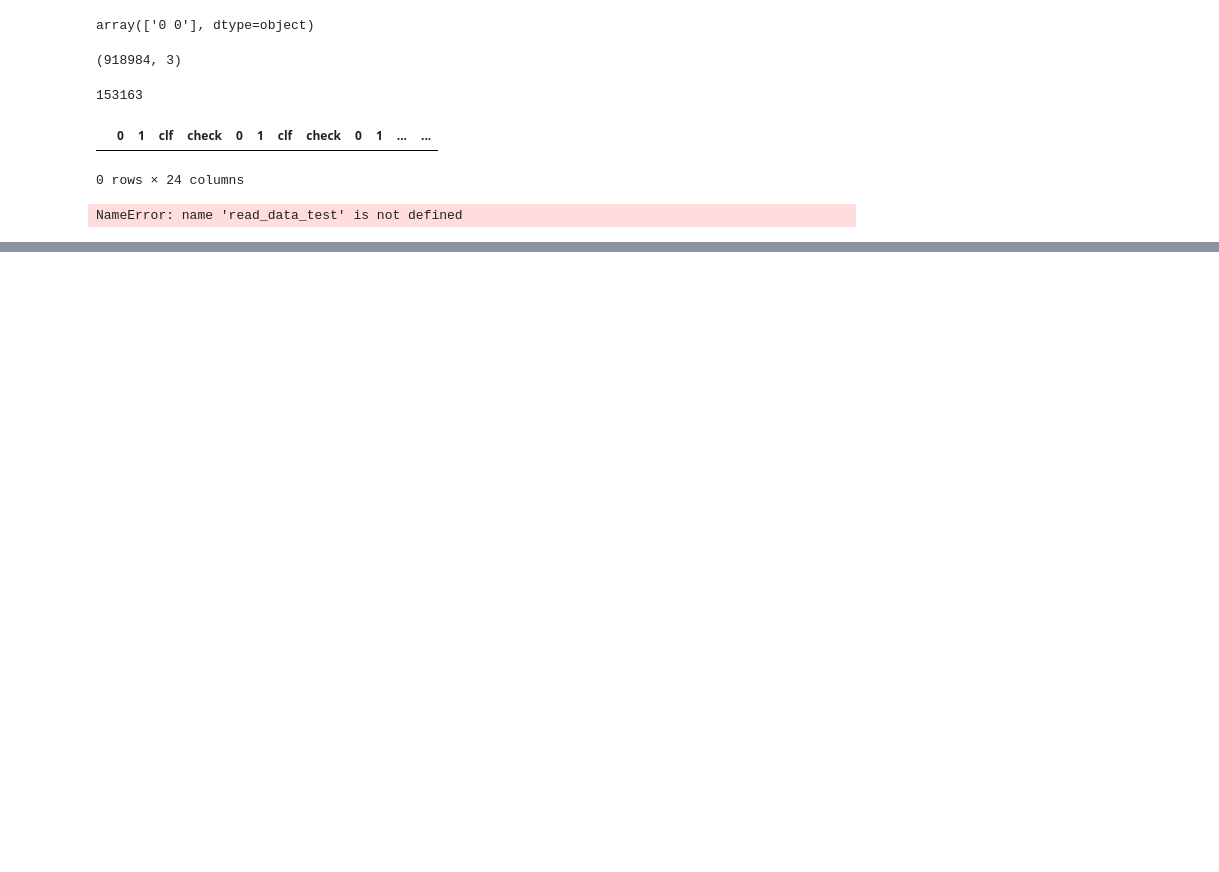
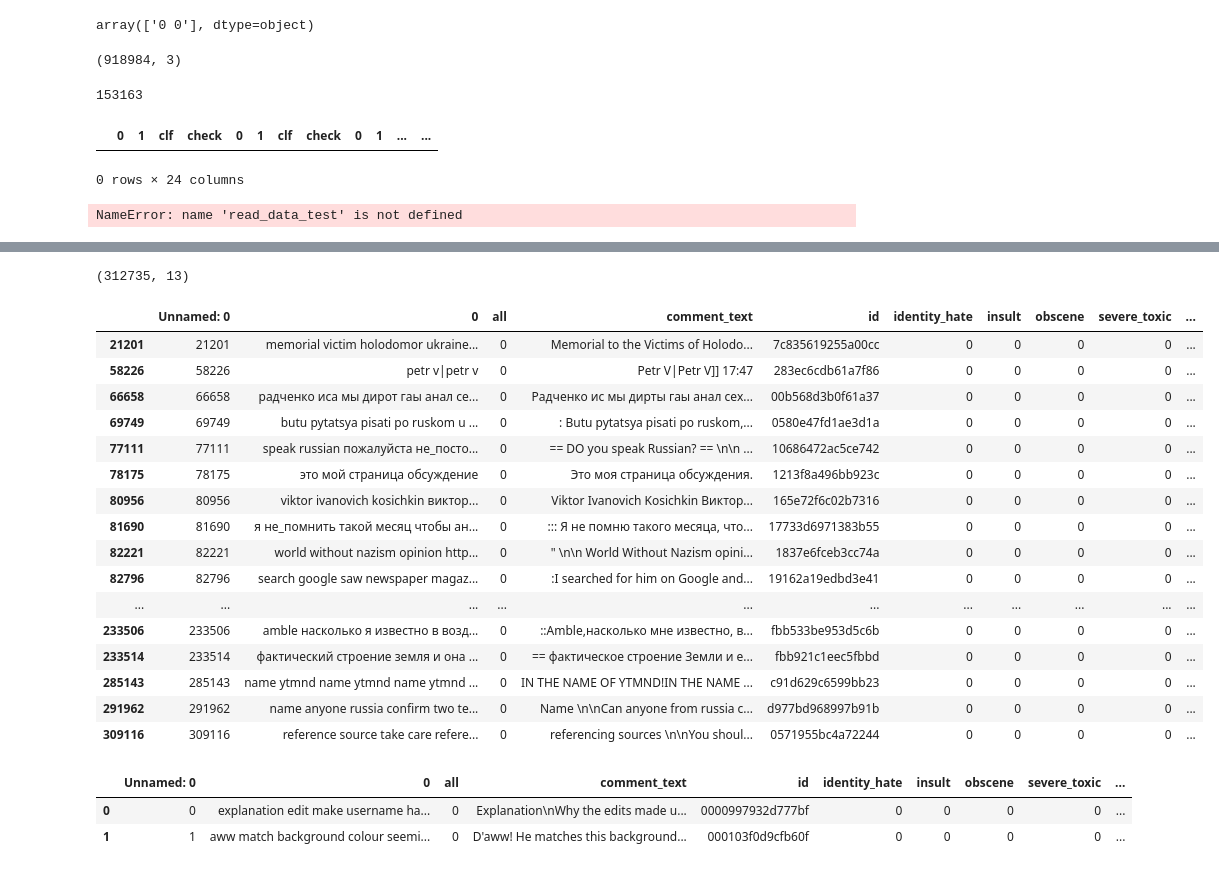
Before and after one commit to IvanochkinAlexander/proj_toxic_comment, a Jupyter notebook: notebooks/20180126-ai-exploration_toxic_comments.ipynb, the cells around one changed output, grey strips where cells are left out. Cells and saved outputs as stored; diff of their text form; code cells hidden in the pictures; blank space fills up the shorter version.

```diff
--- a/notebooks/20180126-ai-exploration_toxic_comments.ipynb
+++ b/notebooks/20180126-ai-exploration_toxic_comments.ipynb
@@ -1013,0 +1007,28 @@ m
+# %%
+lang_df = pd.read_csv('../../output/train_test_lang.csv')
+# %%
+def split_col_1 (col):
+    try:
+        col1 = col.split("', '")[0].split("('")[1]
+        return col1
+    except:
+        return 'unknown'
+
+lang_df['lang_1'] = lang_df['lang'].apply(split_col_1)
+
+def split_col_2 (col):
+    try:
+        col1 = col.split("', '")[1].split("')")[0]
+        return col1
+    except:
+        return 'unknown'
+
+lang_df['lang_2'] = lang_df['lang'].apply(split_col_2)
+lang_df['one_lang'] = (lang_df['lang_1']==lang_df['lang_2']).astype(int)
+# lang_df[lang_df['one_lang']==1].shape[0]/lang_df.shape[0]
+
+one_lang = lang_df[lang_df['one_lang']==1]
+
+# one_lang.pivot_table('id', ['train_test', 'lang_1'], aggfunc='count')
+
+one_lang_no_eng = one_lang[one_lang['lang_1'] !='en']
@@ -1013,0 +1053,34 @@ m
+# %%
+lang_df.shape
+# %% [output]
+(312735, 13)
+# %%
+lang_ru = lang_df[lang_df['lang']=="""('ru', 'ru')"""]
+# %%
+pd.options.display.max_colwidth=400
+# %%
+lang_ru[lang_ru['all']>=0]
+# %% [output]
+|  | Unnamed: 0 | 0 | all | comment_text | id | identity_hate | insult | obscene | severe_toxic | ... |
+| 21201 | 21201 | memorial victim holodomor ukraine... | 0 | Memorial to the Victims of Holodo... | 7c835619255a00cc | 0 | 0 | 0 | 0 | ... |
+| 58226 | 58226 | petr v|petr v | 0 | Petr V|Petr V]] 17:47 | 283ec6cdb61a7f86 | 0 | 0 | 0 | 0 | ... |
+| 66658 | 66658 | радченко иса мы дирот гаы анал се... | 0 | Радченко ис мы дирты гаы анал сех... | 00b568d3b0f61a37 | 0 | 0 | 0 | 0 | ... |
+| 69749 | 69749 | butu pytatsya pisati po ruskom u ... | 0 | : Butu pytatsya pisati po ruskom,... | 0580e47fd1ae3d1a | 0 | 0 | 0 | 0 | ... |
+| 77111 | 77111 | speak russian пожалуйста не_посто... | 0 | == DO you speak Russian? == \n\n ... | 10686472ac5ce742 | 0 | 0 | 0 | 0 | ... |
+| 78175 | 78175 | это мой страница обсуждение | 0 | Это моя страница обсуждения. | 1213f8a496bb923c | 0 | 0 | 0 | 0 | ... |
+| 80956 | 80956 | viktor ivanovich kosichkin виктор... | 0 | Viktor Ivanovich Kosichkin Виктор... | 165e72f6c02b7316 | 0 | 0 | 0 | 0 | ... |
+| 81690 | 81690 | я не_помнить такой месяц чтобы ан... | 0 | ::: Я не помню такого месяца, что... | 17733d6971383b55 | 0 | 0 | 0 | 0 | ... |
+| 82221 | 82221 | world without nazism opinion http... | 0 | " \n\n World Without Nazism opini... | 1837e6fceb3cc74a | 0 | 0 | 0 | 0 | ... |
+| 82796 | 82796 | search google saw newspaper magaz... | 0 | :I searched for him on Google and... | 19162a19edbd3e41 | 0 | 0 | 0 | 0 | ... |
+| ... | ... | ... | ... | ... | ... | ... | ... | ... | ... | ... |
+| 233506 | 233506 | amble насколько я известно в возд... | 0 | ::Amble,насколько мне известно, в... | fbb533be953d5c6b | 0 | 0 | 0 | 0 | ... |
+| 233514 | 233514 | фактический строение земля и она ... | 0 | == фактическое строение Земли и е... | fbb921c1eec5fbbd | 0 | 0 | 0 | 0 | ... |
+| 285143 | 285143 | name ytmnd name ytmnd name ytmnd ... | 0 | IN THE NAME OF YTMND!IN THE NAME ... | c91d629c6599bb23 | 0 | 0 | 0 | 0 | ... |
+| 291962 | 291962 | name anyone russia confirm two te... | 0 | Name \n\nCan anyone from russia c... | d977bd968997b91b | 0 | 0 | 0 | 0 | ... |
+| 309116 | 309116 | reference source take care refere... | 0 | referencing sources \n\nYou shoul... | 0571955bc4a72244 | 0 | 0 | 0 | 0 | ... |
+# %%
+lang_df[:2]
+# %% [output]
+|  | Unnamed: 0 | 0 | all | comment_text | id | identity_hate | insult | obscene | severe_toxic | ... |
+| 0 | 0 | explanation edit make username ha... | 0 | Explanation\nWhy the edits made u... | 0000997932d777bf | 0 | 0 | 0 | 0 | ... |
+| 1 | 1 | aww match background colour seemi... | 0 | D'aww! He matches this background... | 000103f0d9cfb60f | 0 | 0 | 0 | 0 | ... |
```
Also changed, not shown: parts of 59 cells of this notebook, 8 other files.
